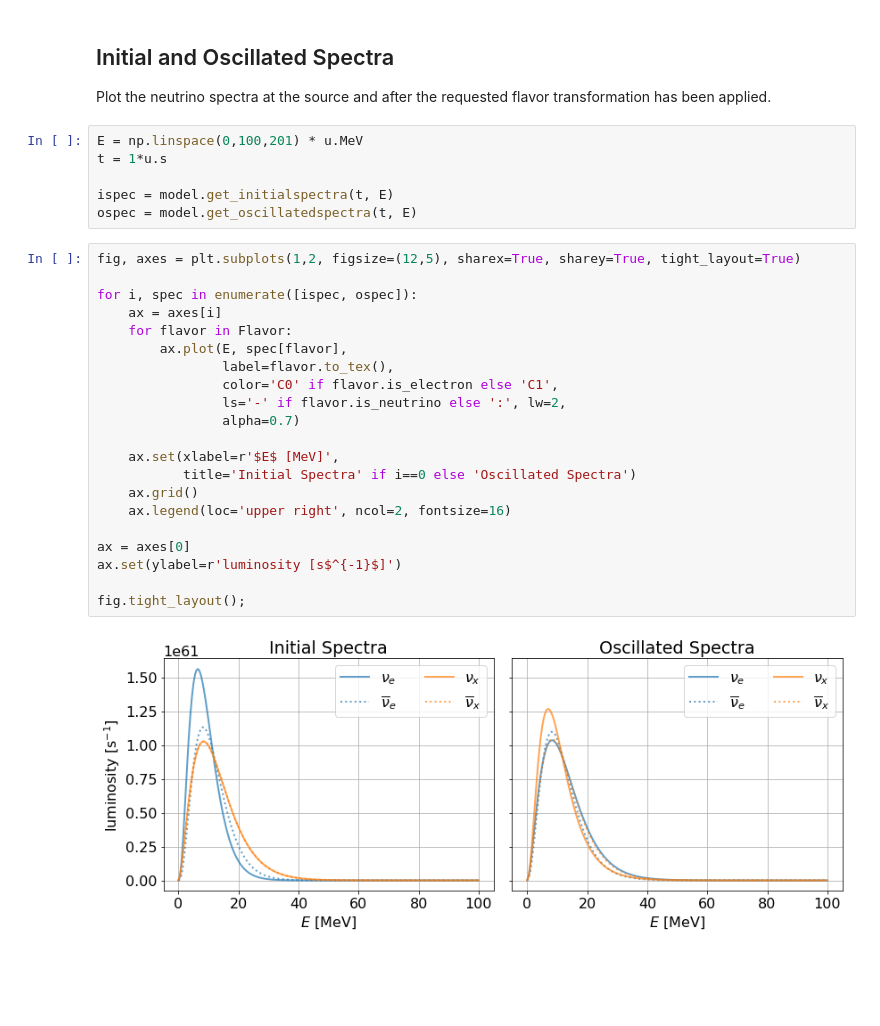
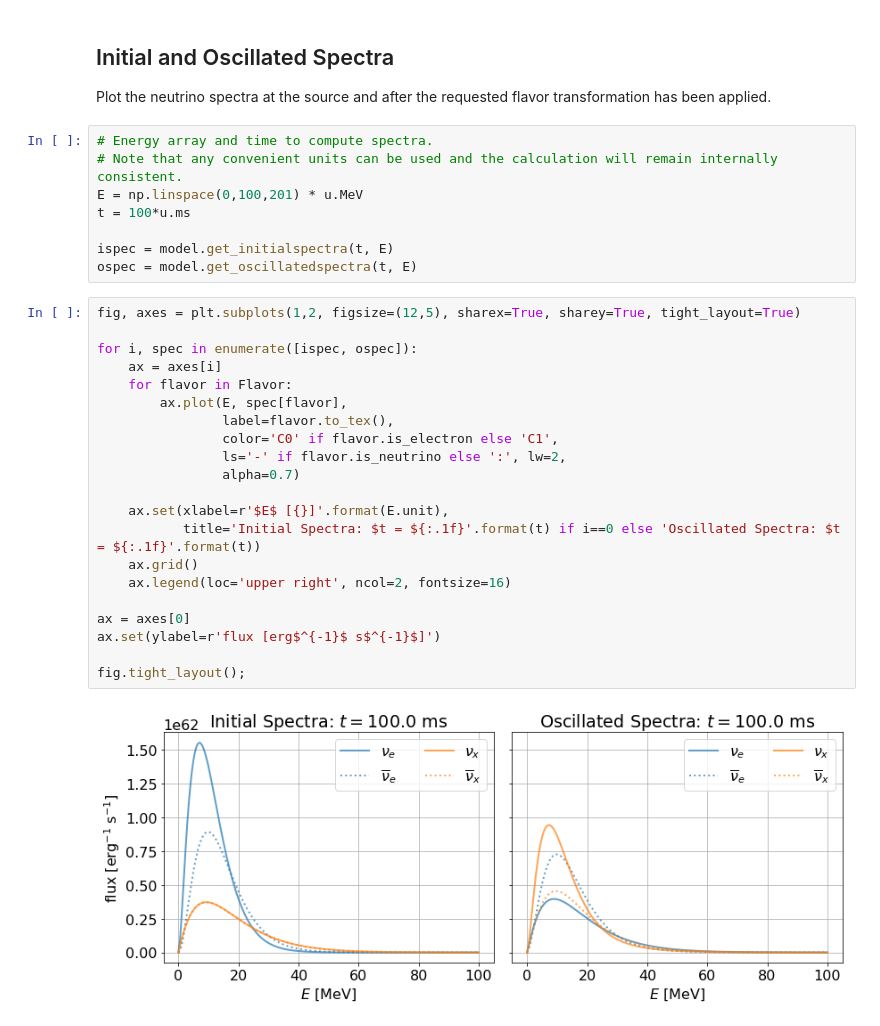
Before and after one commit to SNEWS2/snewpy, a Jupyter notebook: doc/nb/Nakazato_2013.ipynb, the cells around one changed output. Cells and saved outputs as stored; diff of their text form; blank space fills up the shorter version.

Commit message:
Test consistent time and energy units.

```diff
--- a/doc/nb/Nakazato_2013.ipynb
+++ b/doc/nb/Nakazato_2013.ipynb
@@ -62,31 +62,33 @@ fig.tight_layout();
 
 Plot the neutrino spectra at the source and after the requested flavor transformation has been applied.
 # %%
+# Energy array and time to compute spectra.
+# Note that any convenient units can be used and the calculation will remain internally consistent.
 E = np.linspace(0,100,201) * u.MeV
-t = 1*u.s
+t = 100*u.ms
 
 ispec = model.get_initialspectra(t, E)
 ospec = model.get_oscillatedspectra(t, E)
 # %%
 fig, axes = plt.subplots(1,2, figsize=(12,5), sharex=True, sharey=True, tight_layout=True)
 
 for i, spec in enumerate([ispec, ospec]):
     ax = axes[i]
     for flavor in Flavor:
         ax.plot(E, spec[flavor],
                 label=flavor.to_tex(),
                 color='C0' if flavor.is_electron else 'C1',
                 ls='-' if flavor.is_neutrino else ':', lw=2,
                 alpha=0.7)
 
-    ax.set(xlabel=r'$E$ [MeV]',
-           title='Initial Spectra' if i==0 else 'Oscillated Spectra')
+    ax.set(xlabel=r'$E$ [{}]'.format(E.unit),
+           title='Initial Spectra: $t = ${:.1f}'.format(t) if i==0 else 'Oscillated Spectra: $t = ${:.1f}'.format(t))
     ax.grid()
     ax.legend(loc='upper right', ncol=2, fontsize=16)
 
 ax = axes[0]
-ax.set(ylabel=r'luminosity [s$^{-1}$]')
+ax.set(ylabel=r'flux [erg$^{-1}$ s$^{-1}$]')
 
 fig.tight_layout();
 # %% [output]
-[figure, old version]
+[figure, new version]
```
